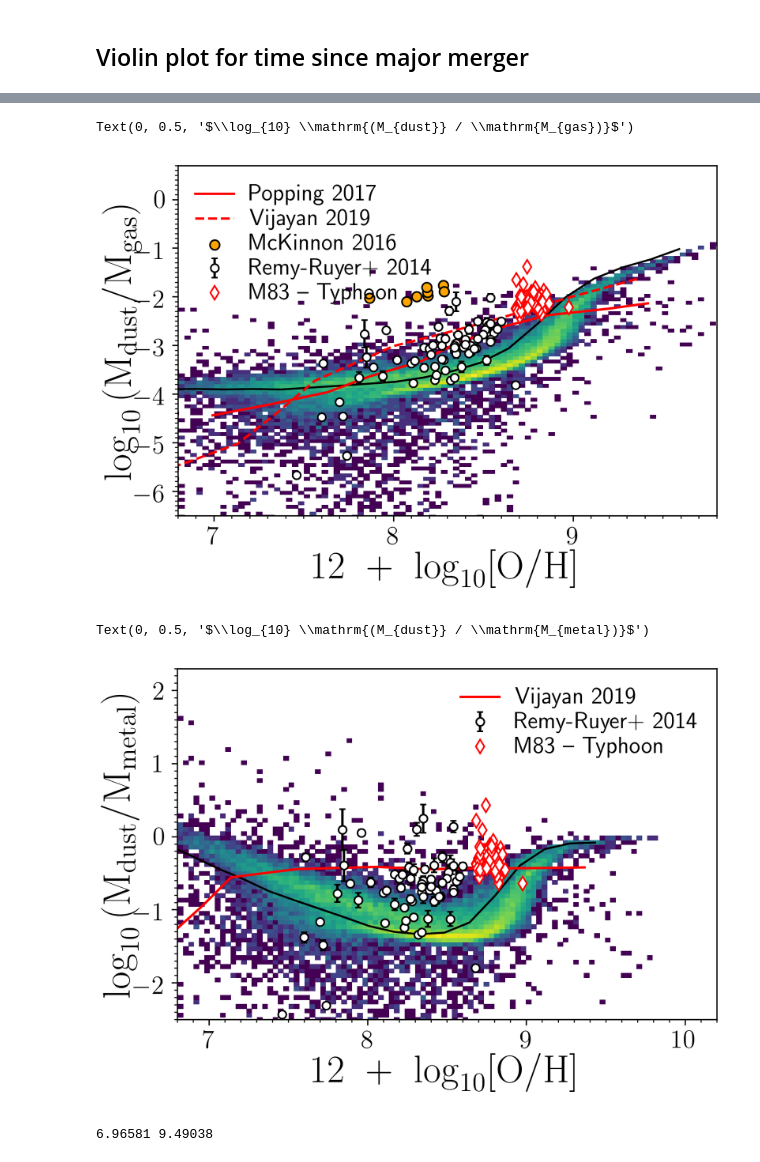
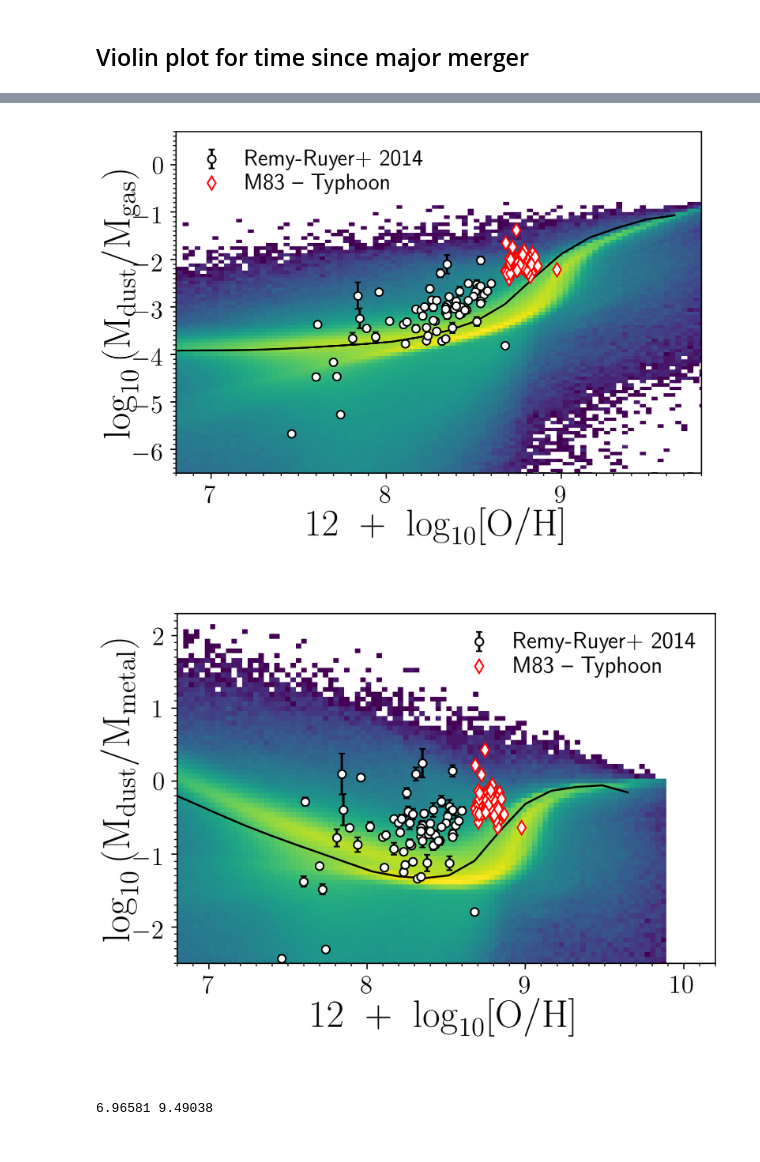
Before and after one commit to darrencroton/sage, a Jupyter notebook: analysis/dust-result.ipynb, the cells around one changed output, grey strips where cells are left out. Drawn from its saved outputs; the diff is of its cells as text; code cells hidden in the pictures.

Commit message:
plotting update

```diff
--- a/analysis/dust-result.ipynb
+++ b/analysis/dust-result.ipynb
@@ -24,8 +24,8 @@ BoxSize = ((62.5**3) * (8/8))**(1/3)
 dilute = 5000
 sSFRcut = -11.0
 # %%
-#directory = '../../output/test-bulge3/'
-directory = '../src/auxdata/trees/play2/'
+directory = '../../output/test-bulge3/'
+#directory = '../src/auxdata/trees/play2/'
 #directory1 = '../../output/no-destruct/'
 filename = 'model'
 #redshift = [127.000, 79.998, 50.000, 30.000, 19.916, 18.244, 16.725, 15.343, 14.086, 12.941, 11.897, 10.944, 10.073, 9.278, 8.550, 7.883, 7.272, 6.712, 6.197, 5.724, 5.289, 4.888, 4.520, 4.179, 3.866, 3.576, 3.308, 3.060, 2.831, 2.619, 2.422, 2.239, 2.070, 1.913, 1.766, 1.630, 1.504, 1.386, 1.276, 1.173, 1.078, 0.989, 0.905, 0.828, 0.755, 0.687, 0.624, 0.564, 0.509, 0.457, 0.408, 0.362, 0.320, 0.280, 0.242, 0.208, 0.175, 0.144, 0.116, 0.089, 0.064, 0.041, 0.020, 0.000]
@@ -38,7 +38,7 @@ redshift = [0.000, 1.386, 2.070, 3.060, 4.179, 5.289, 6.197, 7.272] #millennium
 #redshift = [0.000]
 #redshift = [0.000, 1.321, 2.028, 3.037, 4.038, 5.150, 6.022, 7.026] #MDPL
 firstfile = 0
-lastfile = 7
+lastfile = 511
 MaxTreeFiles = lastfile - firstfile + 1
 #print(lbtime)
 # %%
@@ -7068,10 +7102,13 @@ frac_d = frac[w]
 
 nbins = 20
 fraction = [frac_d, frac_c, frac_b, frac_a]
-labels = ['DP', 'HDR', 'QDR', 'SFDR']
+labels = ['Dust-poor', 'Hot dust-rich', 'Quenched dust-rich', 'Star-forming dust-rich']
 colors = ['#a6cee3', '#1f78b4', '#b2df8a','#33a02c']
 plt.hist(fraction, nbins, range=(-5,5), density=True, histtype='step',color=colors, lw=2.,label=labels)
-plt.legend(loc=0)
+
+leg = plt.legend(loc='upper right', numpoints=1, labelspacing=0.1)
+for t in leg.get_texts():  # Reduce the size of the text
+    t.set_fontsize('small')
 
 # Set the x and y axis minor ticks
 ax.xaxis.set_minor_locator(plt.MultipleLocator(0.5))
@@ -7241,6 +7280,6 @@ NameError: name 'PathEffects' is not defined
 # %%
 plt.figure()
-ax = plt.subplot(1,1,1)
+ax = plt.subplot(111)
 
 metallicity= np.log10((G_history[0].MetalsColdGas / G_history[0].ColdGas) / 0.02) + 9
 DTG = np.log10(G_history[0].ColdDust /G_history[0].ColdGas)
@@ -7268,7 +7307,7 @@ plt.axis([6.8, 9.8, -6.5, 0.7])
 ax.xaxis.set_minor_locator(plt.MultipleLocator(0.1))
 ax.yaxis.set_minor_locator(plt.MultipleLocator(0.1))
 plt.yticks([-6, -5, -4, -3, -2, -1, 0])
-
+'''
 popping_x, popping_y = np.loadtxt('previousmodels/DTG-ZPopping.txt', usecols=(0, 1), unpack=True)
 plt.plot(popping_x, popping_y, 'r', label="Popping 2017")
 
@@ -7277,7 +7316,7 @@ plt.plot(vijayan_x, vijayan_y, color='red', ls='--', label="Vijayan 2019")
 
 mckinnon_x, mckinnon_y = np.loadtxt('previousmodels/DTG-ZMcKinnon.txt', usecols=(0, 1), unpack=True)
 plt.scatter(mckinnon_x, mckinnon_y, color='orange', edgecolor='k', label='McKinnon 2016')
-
+'''
 plt.errorbar(Z_rr, DTG_rr, yerr=DTGerr, fmt='ko',
              markersize=5, mfc='white', label='Remy-Ruyer+ 2014')
 
@@ -7300,9 +7339,9 @@ for t in leg.get_texts():  # Reduce the size of the text
 
 plt.xlabel(r'$12\ +\ \log_{10}[\mathrm{O/H}]$', fontsize=24, ha='center')
 plt.ylabel(r'$\log_{10} \mathrm{(M_{dust}} / \mathrm{M_{gas})}$', fontsize=24, va='center', rotation='vertical')
+plt.savefig('plots/DTG-Z-typhoon.png', bbox_inches = "tight")
 # %% [output]
-Text(0, 0.5, '$\\log_{10} \\mathrm{(M_{dust}} / \\mathrm{M_{gas})}$')
-[figure, old version]
+[figure, new version]
 # %%
 ax1 = plt.subplot(1,1,1)
 DTM = np.log10(G_history[0].ColdDust/G_history[0].MetalsColdGas)
@@ -7324,37 +7363,36 @@ plt.plot(x, median, 'k-', linewidth=1.2)
 plt.hist2d(Z, DTM, bins=100, norm=LogNorm())
 plt.axis([6.8, 10.2, -2.5, 2.3])
 
 ax1.xaxis.set_minor_locator(plt.MultipleLocator(0.1))
 ax1.yaxis.set_minor_locator(plt.MultipleLocator(0.1))
 plt.xticks([7, 8, 9, 10])
 
 plt.errorbar(Z_rr, DTM_rr, yerr=DTMerr, fmt='ko', markersize=5, mfc='white', label='Remy-Ruyer+ 2014')
-
 vijayan_x, vijayan_y = np.loadtxt('previousmodels/DTM-ZVijayan.txt', usecols=(0, 1), unpack=True)
-plt.plot(vijayan_x, vijayan_y, 'r-', label='Vijayan 2019')
+#plt.plot(vijayan_x, vijayan_y, 'r-', label='Vijayan 2019')
 
 #Typhoon dataset of M83
 data_typhoon = np.loadtxt('NGC_5236_parameters_24pix_bin.dat', unpack=True)
 Mstar, SFR = data_typhoon[1], data_typhoon[2]
 Mdust, Z = data_typhoon[4], data_typhoon[5]
 MH2a, MH2b = data_typhoon[6], data_typhoon[7]
 MHI = data_typhoon[8]
 Mgas = 1.4*(10**MH2a + 10**MHI)
 Mmetal = (10 ** (Z - 9)) * 0.02 * Mgas
 DTG = np.log10((10 ** Mdust) / Mgas)
 DTM = np.log10((10 ** Mdust) / Mmetal)
 plt.errorbar(Z, DTM, fmt='dr', mfc='white', label='M83 -- Typhoon')
 
 leg = plt.legend(loc='upper right', numpoints=1, labelspacing=0.1)
 leg.draw_frame(False)  # Don't want a box frame
 for t in leg.get_texts():  # Reduce the size of the text
     t.set_fontsize('large')
 
 plt.xlabel(r'$12\ +\ \log_{10}[\mathrm{O/H}]$', fontsize=24, ha='center')
 plt.ylabel(r'$\log_{10} \mathrm{(M_{dust}} / \mathrm{M_{metal})}$', fontsize=24, va='center', rotation='vertical')
+plt.savefig('plots/DTM-Z-typhoon.png', bbox_inches = "tight")
 # %% [output]
-Text(0, 0.5, '$\\log_{10} \\mathrm{(M_{dust}} / \\mathrm{M_{metal})}$')
-[figure, old version]
+[figure, new version]
 # %%
 data_typhoon = np.loadtxt('NGC_5236_parameters_24pix_bin.dat', unpack=True)
 Mstar, SFR = data_typhoon[1], data_typhoon[2]
```
Also changed, not shown: parts of 14 cells of this notebook.
